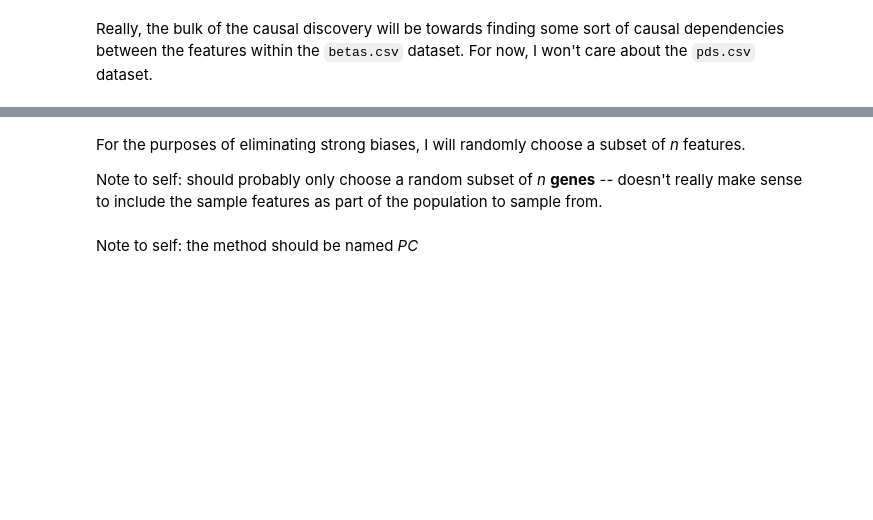
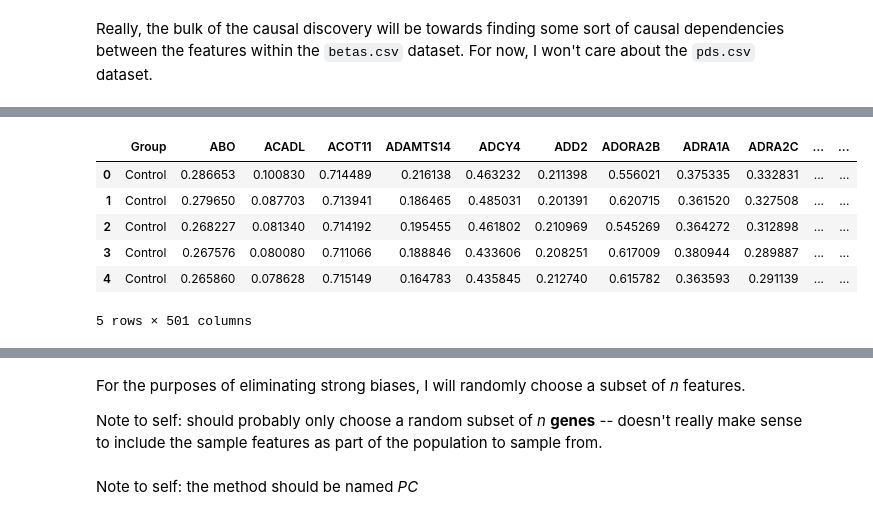
Before and after one commit to shamanth-kuthpadi/dowhy-preeclampsia, a Jupyter notebook: TimeComplexity.ipynb, the cells around one changed output, grey strips where cells are left out. Drawn from its saved outputs; the diff is of its cells as text; code cells hidden in the pictures; blank space fills up the shorter version.

```diff
--- a/TimeComplexity.ipynb
+++ b/TimeComplexity.ipynb
@@ -24,0 +12,16 @@ betas_df.head()
+# %%
+betas_df = pd.read_csv('data/betas_500.csv')
+pds_df = pd.read_csv('data/pds.csv')
+
+betas_df_t = betas_df.set_index('Unnamed: 0').T.reset_index().rename(columns={'index': 'sampleid'})
+
+merged_df = pd.merge(pds_df, betas_df_t, on='sampleid')
+
+def clean_column_names(col_name):
+    if "::" in col_name:
+        return col_name.split("::")[0]
+    return col_name
+
+merged_df.columns = [clean_column_names(col) for col in merged_df.columns]
+
+merged_df.head()
@@ -24,0 +36,11 @@ betas_df.head()
+# %%
+df = merged_df.drop(columns=['Unnamed: 0', 'sampleid', 'Gestwk', 'Ethnicity', 'Dataset', 'Babygender'])
+df.head()
+# %% [output]
+|  | Group | ABO | ACADL | ACOT11 | ADAMTS14 | ADCY4 | ADD2 | ADORA2B | ADRA1A | ADRA2C | ... | ... |
+| 0 | Control | 0.286653 | 0.100830 | 0.714489 | 0.216138 | 0.463232 | 0.211398 | 0.556021 | 0.375335 | 0.332831 | ... | ... |
+| 1 | Control | 0.279650 | 0.087703 | 0.713941 | 0.186465 | 0.485031 | 0.201391 | 0.620715 | 0.361520 | 0.327508 | ... | ... |
+| 2 | Control | 0.268227 | 0.081340 | 0.714192 | 0.195455 | 0.461802 | 0.210969 | 0.545269 | 0.364272 | 0.312898 | ... | ... |
+| 3 | Control | 0.267576 | 0.080080 | 0.711066 | 0.188846 | 0.433606 | 0.208251 | 0.617009 | 0.380944 | 0.289887 | ... | ... |
+| 4 | Control | 0.265860 | 0.078628 | 0.715149 | 0.164783 | 0.435845 | 0.212740 | 0.615782 | 0.363593 | 0.291139 | ... | ... |
+5 rows × 501 columns
```
Also changed, not shown: parts of 6 cells of this notebook, 8 other files.
